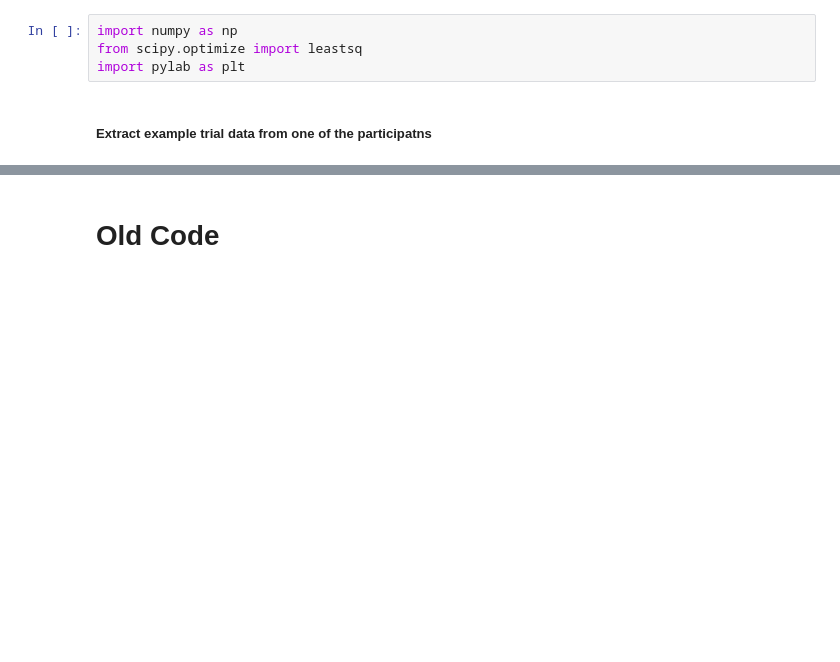
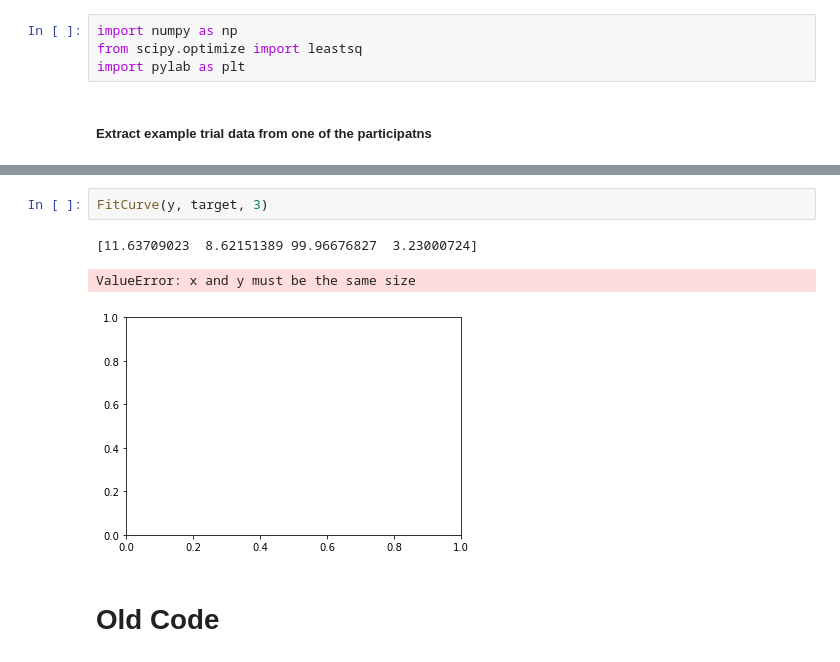
Before and after one commit to DiarKarim/SubEscape, a Jupyter notebook: SubEscape_Data_Analysis/SubEsc_Analysis.ipynb, the cells around one changed output, grey strips where cells are left out. Drawn from its saved outputs; the diff is of its cells as text; blank space fills up the shorter version.

```diff
--- a/SubEscape_Data_Analysis/SubEsc_Analysis.ipynb
+++ b/SubEscape_Data_Analysis/SubEsc_Analysis.ipynb
@@ -560,2 +628,8 @@ TypeError: 'NoneType' object is not subscriptable
+# %%
+FitCurve(y, target, 3)
+# %% [output]
+[11.63709023  8.62151389 99.96676827  3.23000724]
+ValueError: x and y must be the same size
+[figure, added]
 # %% [markdown]
 # Old Code
```
Also changed, not shown: parts of 11 cells of this notebook, 2 other files.
